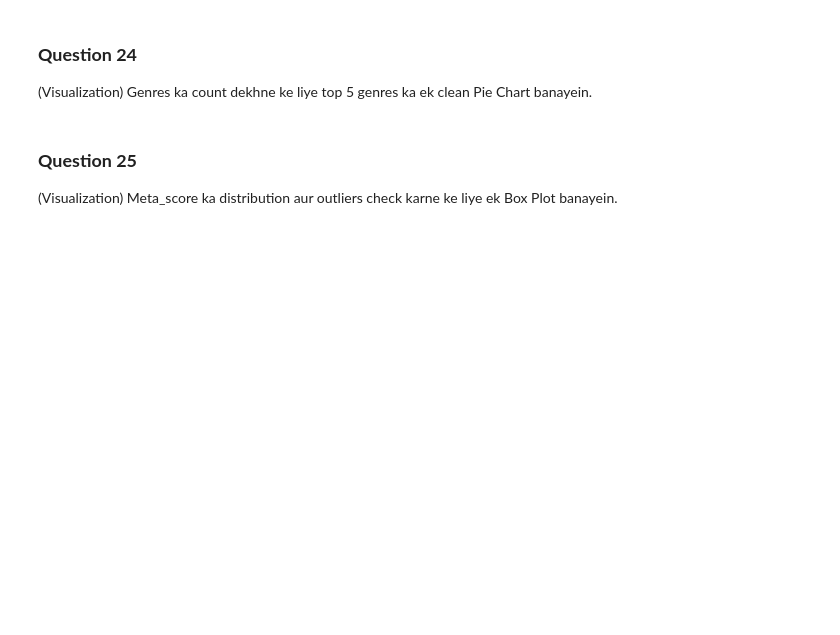
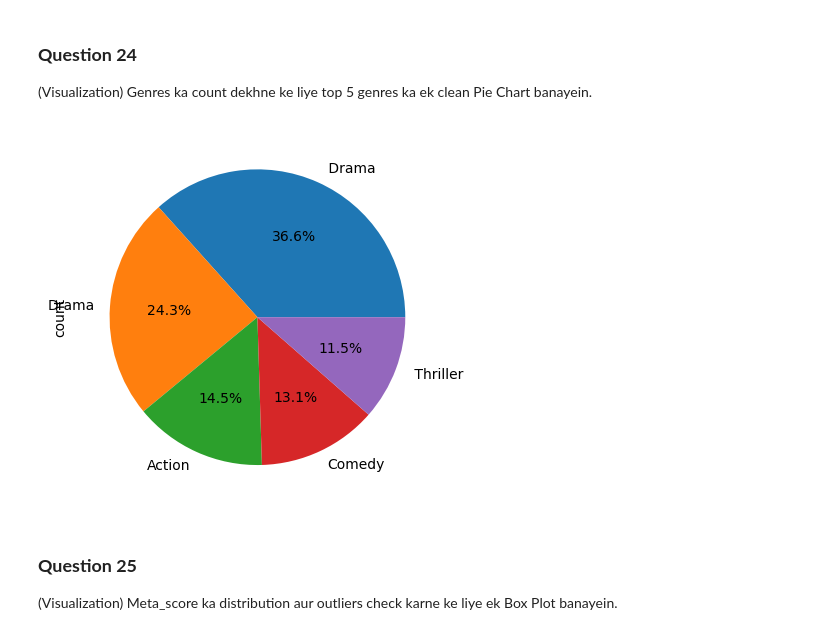
Before and after one commit to Azam-web788/Ai-fourth-assignment, a Jupyter notebook: Movie_Data_Assignment.ipynb, the cells around one changed output. Cells and saved outputs as stored; diff of their text form; code cells hidden in the pictures; blank space fills up the shorter version.

```diff
--- a/Movie_Data_Assignment.ipynb
+++ b/Movie_Data_Assignment.ipynb
@@ -224,10 +330,12 @@ plt.show()
 ### **Question 24**
 (Visualization) Genres ka count dekhne ke liye top 5 genres ka ek clean Pie Chart banayein.
 # %%
-genres = movies["Genre"].str.split(",").explode()
+genres = df["Genre"].str.split(",").explode()
 
 genres.value_counts().head(5).plot(kind="pie", autopct="%1.1f%%")
 plt.show()
+# %% [output]
+[figure, added]
 # %% [markdown]
 ### **Question 25**
 (Visualization) Meta_score ka distribution aur outliers check karne ke liye ek Box Plot banayein.
```
Also changed, not shown: parts of 35 cells of this notebook, 1 other file.
